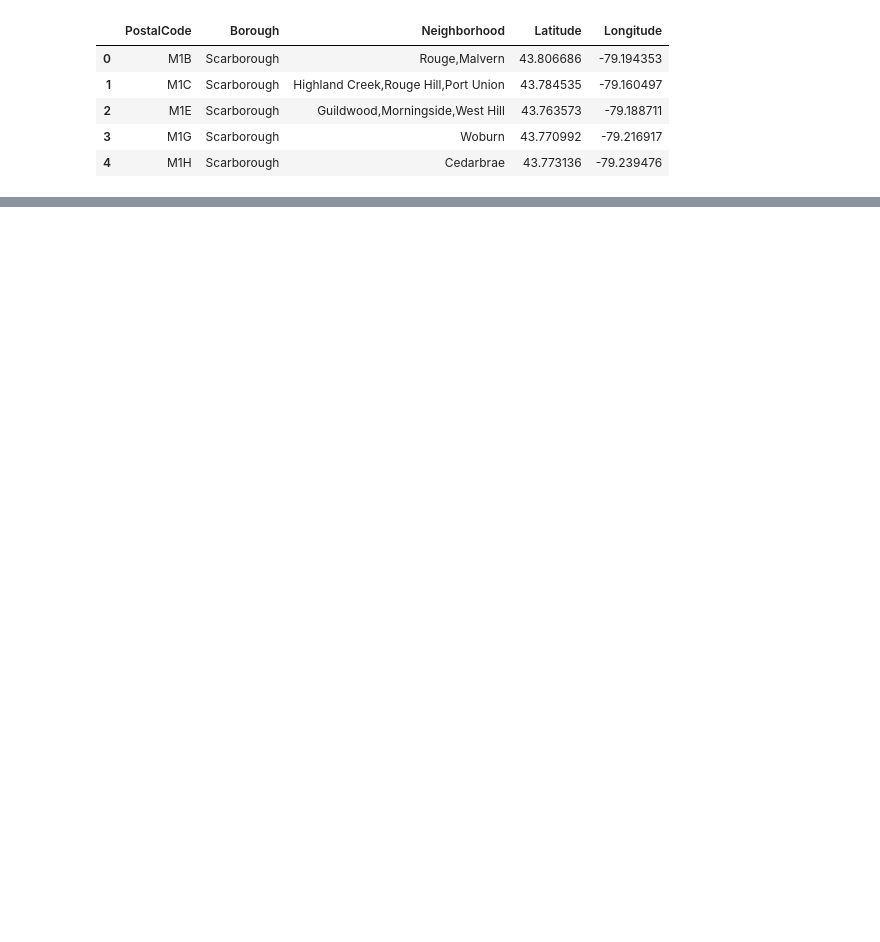
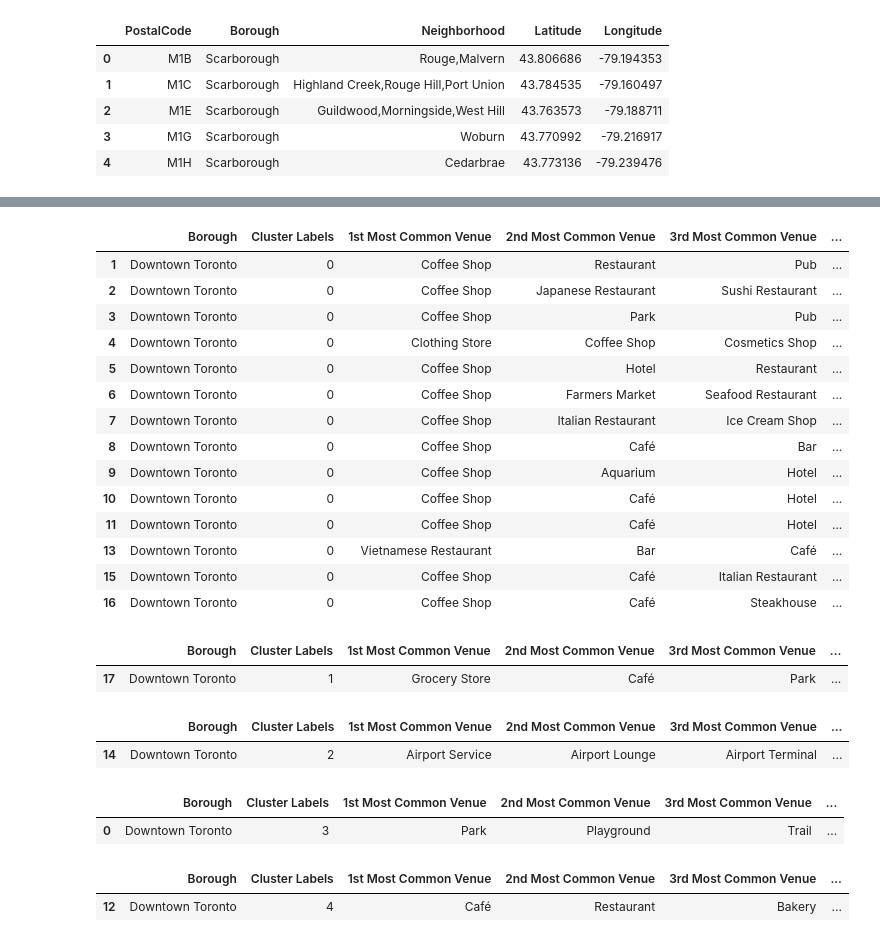
Before and after one commit to sarahchang04/final-project, a Jupyter notebook: Neighborhoods in Toronto.ipynb, the cells around one changed output, grey strips where cells are left out. Drawn from its saved outputs; the diff is of its cells as text; code cells hidden in the pictures; blank space fills up the shorter version.

```diff
--- a/Neighborhoods in Toronto.ipynb
+++ b/Neighborhoods in Toronto.ipynb
@@ -152,0 +587,12 @@ df_final.head()
+# %%
+#Cluster Neighborhoods
+# set number of clusters
+kclusters = 5
+
+downtown_toronto_grouped_clustering = downtown_toronto_grouped.drop('Neighborhood', 1)
+
+# run k-means clustering
+kmeans = KMeans(n_clusters=kclusters, random_state=0).fit(downtown_toronto_grouped_clustering)
+
+# check cluster labels generated for each row in the dataframe
+kmeans.labels_[0:10]
@@ -152,0 +601,12 @@ df_final.head()
+# %%
+#New dataframe that includes the cluster as well as the top 10 venues for each neighborhood
+
+# add clustering labels
+neighborhoods_venues_sorted.insert(0, 'Cluster Labels', kmeans.labels_)
+
+downtown_toronto_merged = downtown_toronto_data
+
+# merge toronto_grouped with toronto_data to add latitude/longitude for each neighborhood
+downtown_toronto_merged = downtown_toronto_merged.join(neighborhoods_venues_sorted.set_index('Neighborhood'), on='Neighborhood')
+
+downtown_toronto_merged.head() # check the last columns!
@@ -152,0 +647,45 @@ df_final.head()
+# %%
+#Examine each cluster
+#Cluster1
+downtown_toronto_merged.loc[downtown_toronto_merged['Cluster Labels'] == 0, downtown_toronto_merged.columns[[1] + list(range(5, downtown_toronto_merged.shape[1]))]]
+# %% [output]
+|  | Borough | Cluster Labels | 1st Most Common Venue | 2nd Most Common Venue | 3rd Most Common Venue | ... |
+| 1 | Downtown Toronto | 0 | Coffee Shop | Restaurant | Pub | ... |
+| 2 | Downtown Toronto | 0 | Coffee Shop | Japanese Restaurant | Sushi Restaurant | ... |
+| 3 | Downtown Toronto | 0 | Coffee Shop | Park | Pub | ... |
+| 4 | Downtown Toronto | 0 | Clothing Store | Coffee Shop | Cosmetics Shop | ... |
+| 5 | Downtown Toronto | 0 | Coffee Shop | Hotel | Restaurant | ... |
+| 6 | Downtown Toronto | 0 | Coffee Shop | Farmers Market | Seafood Restaurant | ... |
+| 7 | Downtown Toronto | 0 | Coffee Shop | Italian Restaurant | Ice Cream Shop | ... |
+| 8 | Downtown Toronto | 0 | Coffee Shop | Café | Bar | ... |
+| 9 | Downtown Toronto | 0 | Coffee Shop | Aquarium | Hotel | ... |
+| 10 | Downtown Toronto | 0 | Coffee Shop | Café | Hotel | ... |
+| 11 | Downtown Toronto | 0 | Coffee Shop | Café | Hotel | ... |
+| 13 | Downtown Toronto | 0 | Vietnamese Restaurant | Bar | Café | ... |
+| 15 | Downtown Toronto | 0 | Coffee Shop | Café | Italian Restaurant | ... |
+| 16 | Downtown Toronto | 0 | Coffee Shop | Café | Steakhouse | ... |
+# %%
+#Cluster2
+downtown_toronto_merged.loc[downtown_toronto_merged['Cluster Labels'] == 1, downtown_toronto_merged.columns[[1] + list(range(5, downtown_toronto_merged.shape[1]))]]
+# %% [output]
+|  | Borough | Cluster Labels | 1st Most Common Venue | 2nd Most Common Venue | 3rd Most Common Venue | ... |
+| 17 | Downtown Toronto | 1 | Grocery Store | Café | Park | ... |
+# %%
+#Cluster3
+
+downtown_toronto_merged.loc[downtown_toronto_merged['Cluster Labels'] == 2, downtown_toronto_merged.columns[[1] + list(range(5, downtown_toronto_merged.shape[1]))]]
+# %% [output]
+|  | Borough | Cluster Labels | 1st Most Common Venue | 2nd Most Common Venue | 3rd Most Common Venue | ... |
+| 14 | Downtown Toronto | 2 | Airport Service | Airport Lounge | Airport Terminal | ... |
+# %%
+#Cluster 4
+downtown_toronto_merged.loc[downtown_toronto_merged['Cluster Labels'] == 3, downtown_toronto_merged.columns[[1] + list(range(5, downtown_toronto_merged.shape[1]))]]
+# %% [output]
+|  | Borough | Cluster Labels | 1st Most Common Venue | 2nd Most Common Venue | 3rd Most Common Venue | ... |
+| 0 | Downtown Toronto | 3 | Park | Playground | Trail | ... |
+# %%
+#Cluster5
+downtown_toronto_merged.loc[downtown_toronto_merged['Cluster Labels'] == 4, downtown_toronto_merged.columns[[1] + list(range(5, downtown_toronto_merged.shape[1]))]]
+# %% [output]
+|  | Borough | Cluster Labels | 1st Most Common Venue | 2nd Most Common Venue | 3rd Most Common Venue | ... |
+| 12 | Downtown Toronto | 4 | Café | Restaurant | Bakery | ... |
```
Also changed, not shown: parts of 35 cells of this notebook.
